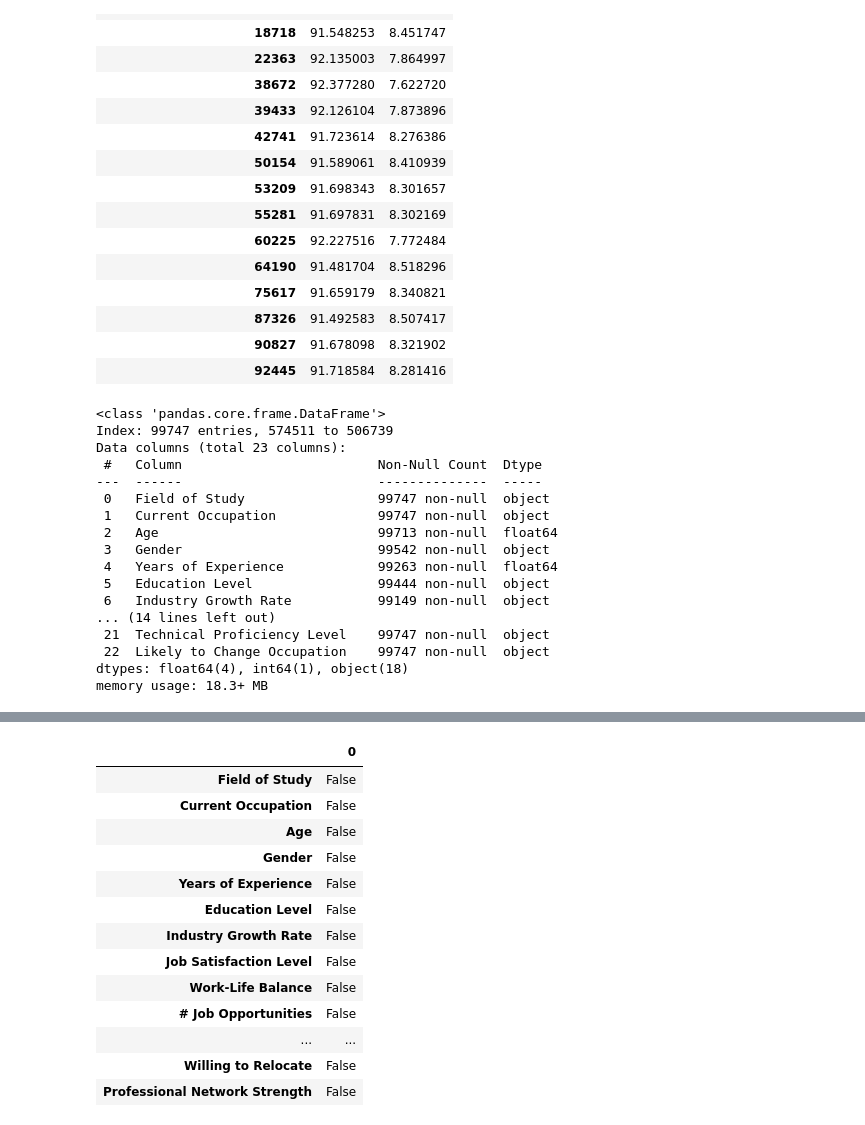
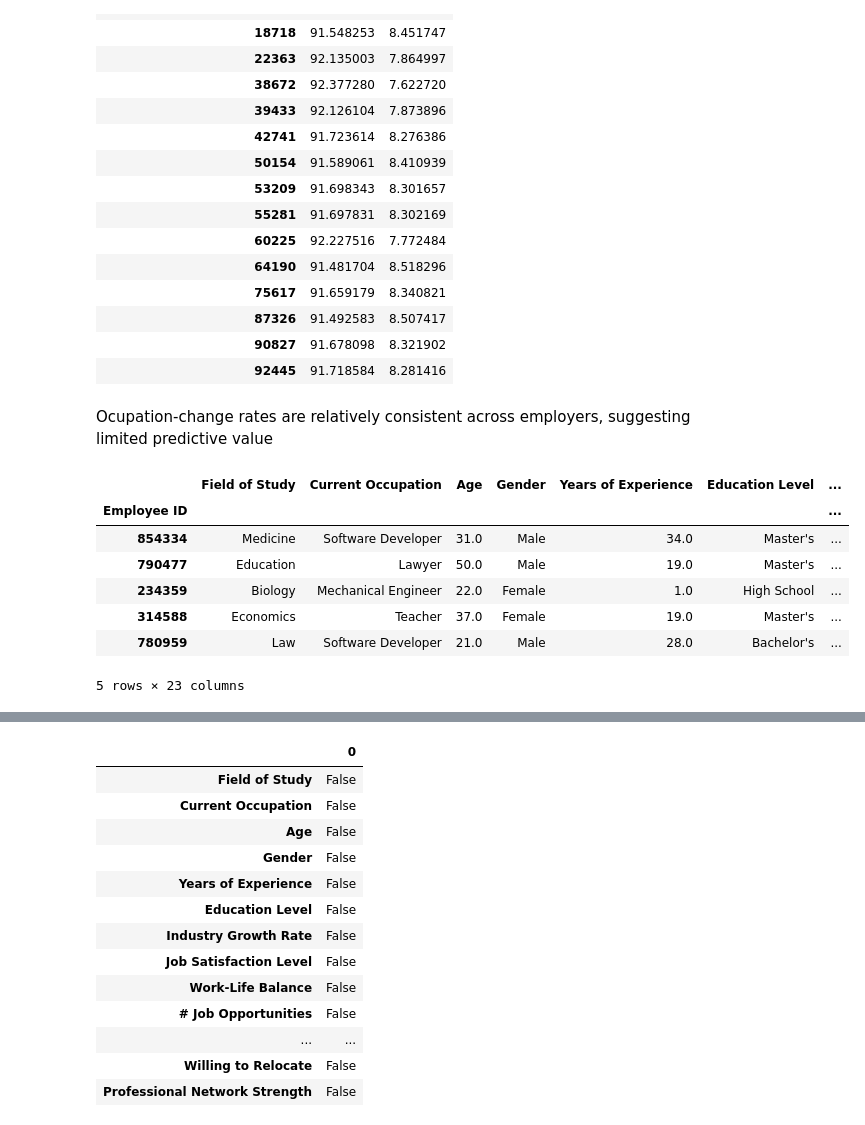
Before and after one commit to Natalie-Bojorquez/CIS3920Group4, a Jupyter notebook: CIS3920_Group4.ipynb, the cells around one changed output, grey strips where cells are left out. Cells and saved outputs as stored; diff of their text form; code cells hidden in the pictures.

```diff
--- a/CIS3920_Group4.ipynb
+++ b/CIS3920_Group4.ipynb
@@ -274,27 +204,20 @@ pd.crosstab(
 | 87326 | 91.492583 | 8.507417 |
 | 90827 | 91.678098 | 8.321902 |
 | 92445 | 91.718584 | 8.281416 |
+# %% [markdown]
+Ocupation-change rates are relatively consistent across employers, suggesting limited predictive value
 # %%
 # Drop Employer ID from DataFrame
 df.drop(columns='Employer ID', inplace=True)
+
+# Randomly inspect 5 observations
+df.sample(5)
+# %% [output]
+|  | Field of Study | Current Occupation | Age | Gender | Years of Experience | Education Level | ... |
+| Employee ID |  |  |  |  |  |  | ... |
+| 854334 | Medicine | Software Developer | 31.0 | Male | 34.0 | Master's | ... |
+| 790477 | Education | Lawyer | 50.0 | Male | 19.0 | Master's | ... |
+| 234359 | Biology | Mechanical Engineer | 22.0 | Female | 1.0 | High School | ... |
+| 314588 | Economics | Teacher | 37.0 | Female | 19.0 | Master's | ... |
+| 780959 | Law | Software Developer | 21.0 | Male | 28.0 | Bachelor's | ... |
+5 rows × 23 columns
-# %%
-# Display DataFrame info: entries, columns, non-null counts, data types
-df.info()
-# %% [output]
-<class 'pandas.core.frame.DataFrame'>
-Index: 99747 entries, 574511 to 506739
-Data columns (total 23 columns):
- #   Column                         Non-Null Count  Dtype
----  ------                         --------------  -----
- 0   Field of Study                 99747 non-null  object
- 1   Current Occupation             99747 non-null  object
- 2   Age                            99713 non-null  float64
- 3   Gender                         99542 non-null  object
- 4   Years of Experience            99263 non-null  float64
- 5   Education Level                99444 non-null  object
- 6   Industry Growth Rate           99149 non-null  object
-... (14 lines left out)
- 21  Technical Proficiency Level    99747 non-null  object
- 22  Likely to Change Occupation    99747 non-null  object
-dtypes: float64(4), int64(1), object(18)
-memory usage: 18.3+ MB
```
Also changed, not shown: parts of 47 cells of this notebook.
